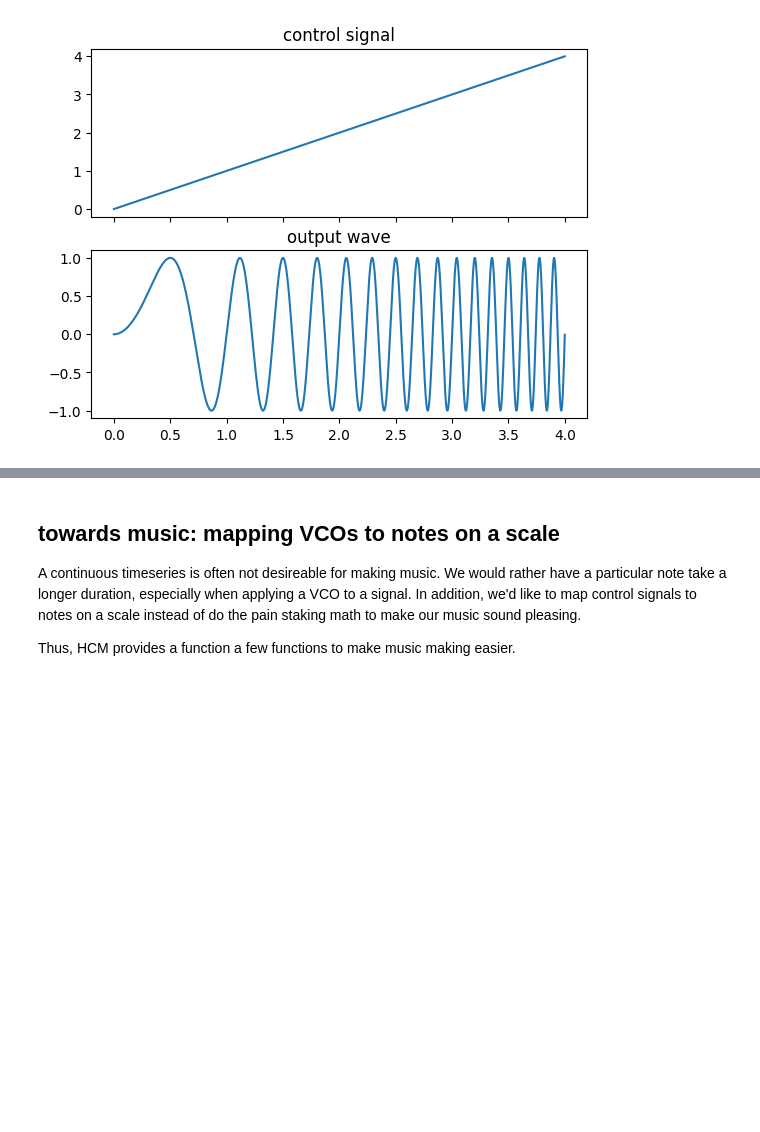
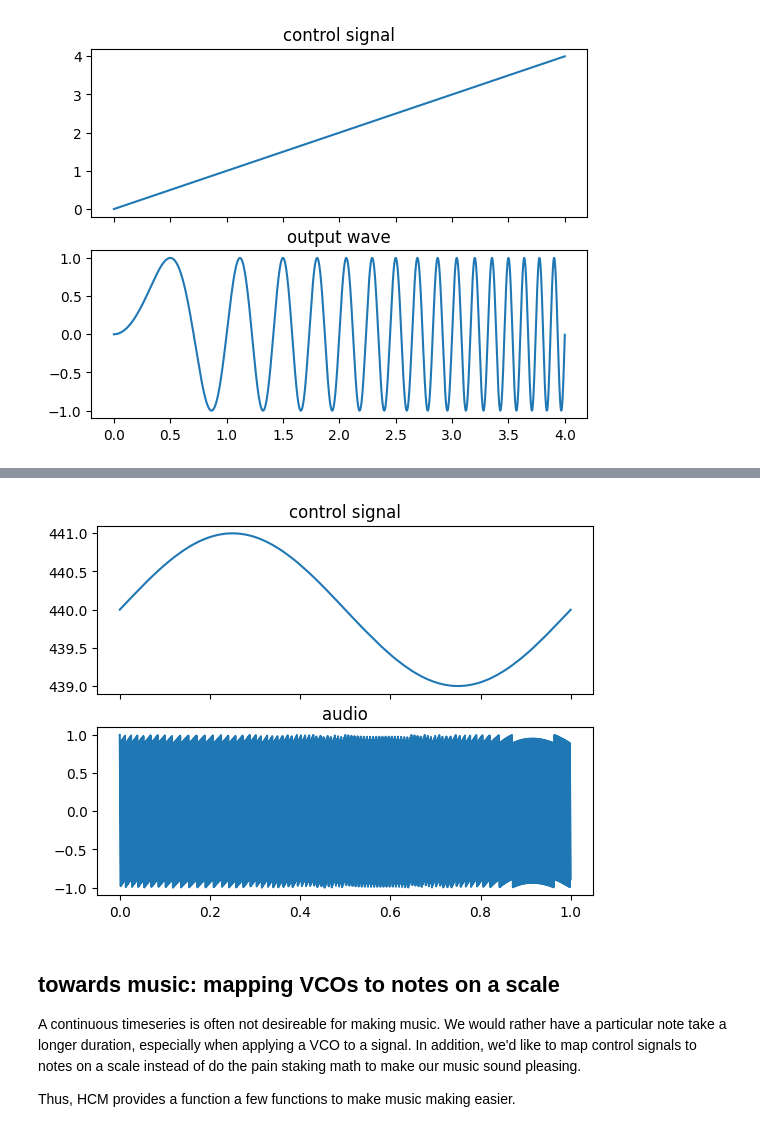
Before and after one commit to alxmrs/huh-computer-music, a Jupyter notebook: demos/huh_computer_music.ipynb, the cells around one changed output, grey strips where cells are left out. Saved outputs shown, nothing was run; the diff lists cells and outputs as text; code cells hidden in the pictures; blank space fills up the shorter version.

```diff
--- a/demos/huh_computer_music.ipynb
+++ b/demos/huh_computer_music.ipynb
@@ -137,13 +137,14 @@ control signal is a traingle wave.
 the frequency should go up and down periodically.
 """
 
-vco_end = sample_rate * 4
+vco_end = sample_rate
 
 f, (ax1, ax2) = plt.subplots(2, 1, sharex=True)
 
-control = f0+sine(t, 1)
+control = f0+sine_wave(t, 1)
 
-x = VCO(t, control, triangle)
+x = VCO(t, control, sawtooth_wave)
+
 ax1.plot(t[:vco_end], control[:vco_end])
 ax1.set_title('control signal')
 ax2.plot(t[:vco_end], x[:vco_end])
@@ -156,3 +155,4 @@ wav_write(f'{samples_dir}/wavy_vco.wav', sample_rate, x)
+[figure, added]
 # %% [markdown]
 ## towards music: mapping VCOs to notes on a scale
 
```
Also changed, not shown: parts of 1 cell of this notebook.
